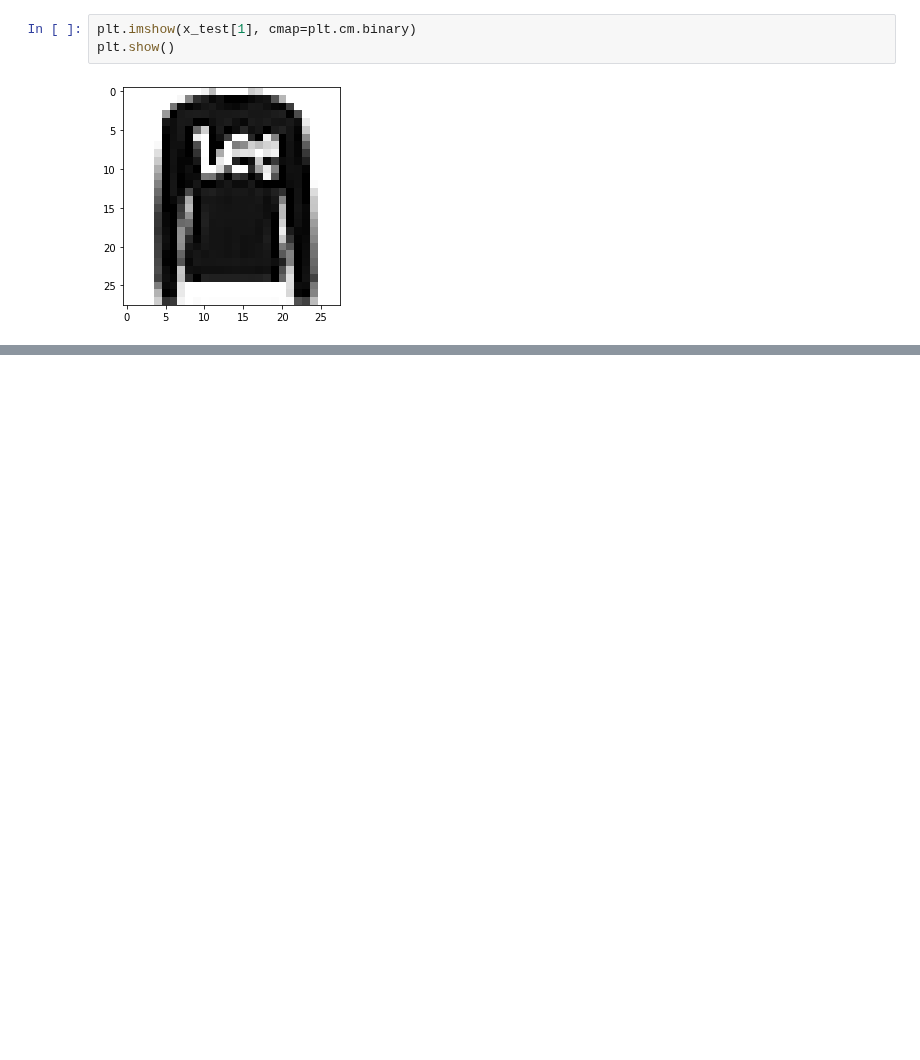
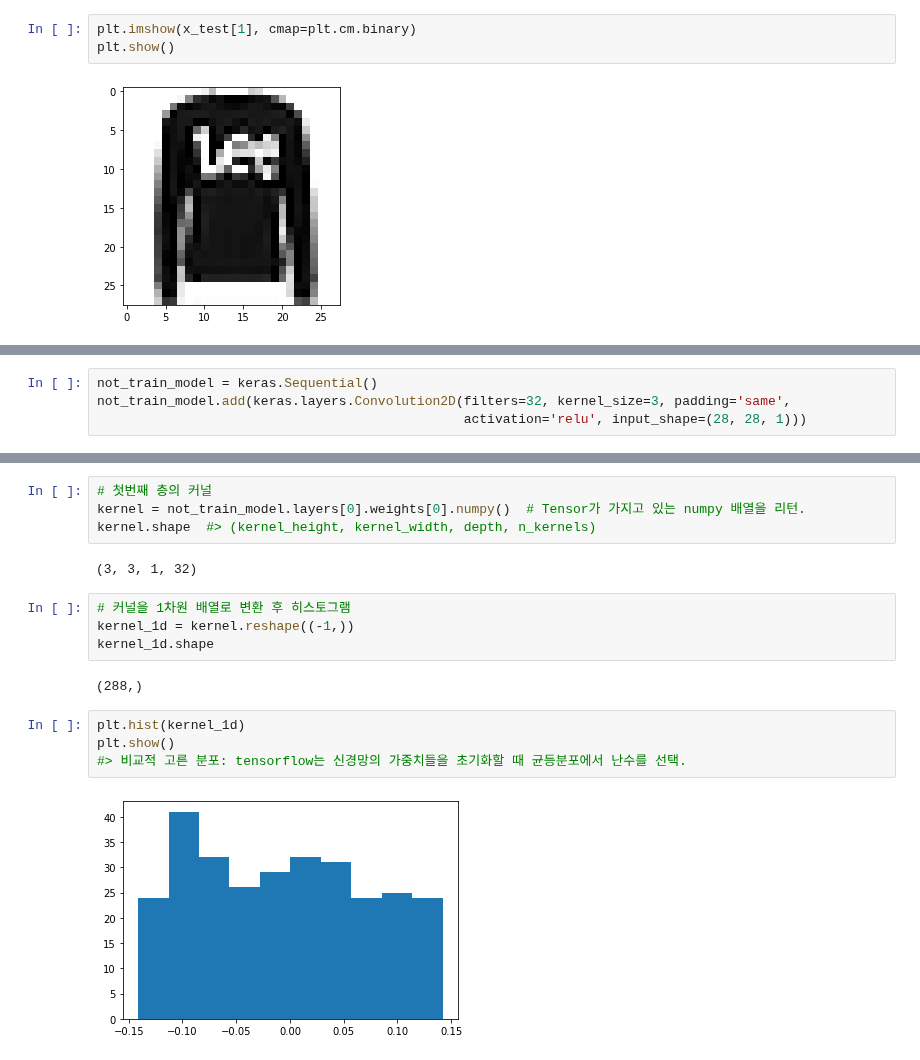
Before and after one commit to JakeOh/202011_itw_bd21, a Jupyter notebook: lab_ml/ml18_cnn.ipynb, the cells around one changed output, grey strips where cells are left out. Saved outputs shown, nothing was run; the diff lists cells and outputs as text; blank space fills up the shorter version.

```diff
--- a/lab_ml/ml18_cnn.ipynb
+++ b/lab_ml/ml18_cnn.ipynb
@@ -430,0 +436,4 @@ plt.show()
+# %%
+not_train_model = keras.Sequential()
+not_train_model.add(keras.layers.Convolution2D(filters=32, kernel_size=3, padding='same',
+                                               activation='relu', input_shape=(28, 28, 1)))
@@ -430,0 +468,18 @@ plt.show()
+# %%
+# 첫번째 층의 커널
+kernel = not_train_model.layers[0].weights[0].numpy()  # Tensor가 가지고 있는 numpy 배열을 리턴.
+kernel.shape  #> (kernel_height, kernel_width, depth, n_kernels)
+# %% [output]
+(3, 3, 1, 32)
+# %%
+# 커널을 1차원 배열로 변환 후 히스토그램
+kernel_1d = kernel.reshape((-1,))
+kernel_1d.shape
+# %% [output]
+(288,)
+# %%
+plt.hist(kernel_1d)
+plt.show()
+#> 비교적 고른 분포: tensorflow는 신경망의 가중치들을 초기화할 때 균등분포에서 난수를 선택.
+# %% [output]
+[figure, added]
```
Also changed, not shown: parts of 16 cells of this notebook.
